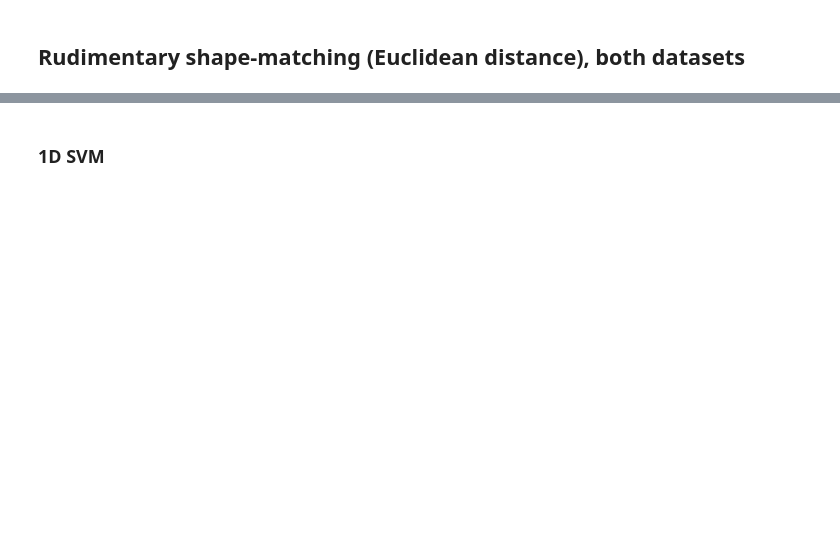
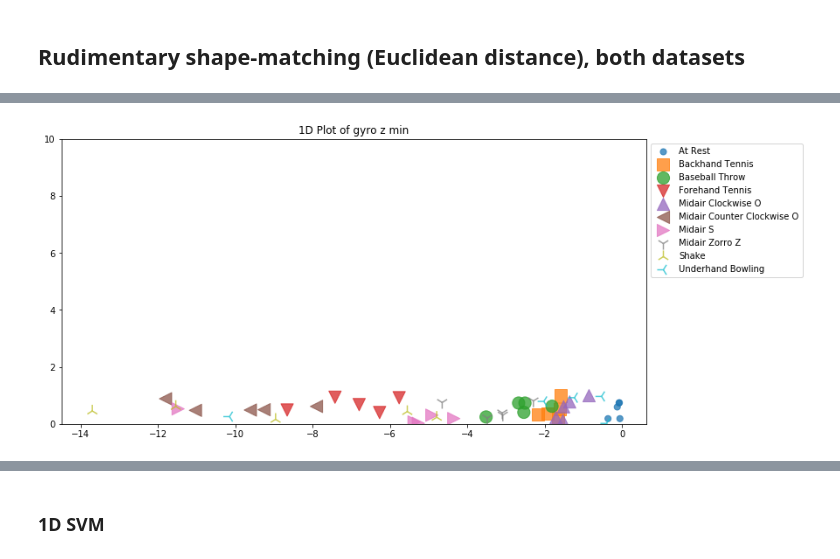
Before and after one commit to brownmagik352/gestureRecognizer, a Jupyter notebook: A2 Gesture Recognizer.ipynb, the cells around one changed output, grey strips where cells are left out. Drawn from its saved outputs; the diff is of its cells as text; code cells hidden in the pictures; blank space fills up the shorter version.

```diff
--- a/A2 Gesture Recognizer.ipynb
+++ b/A2 Gesture Recognizer.ipynb
@@ -653,0 +590,6 @@ Underhand Bowling 1/5 (20.0%)
+# %%
+print("Professor Data")
+runSVM(profGestureToTrials)
+
+print("\nMy Data")
+runSVM(myGestureToTrials)
@@ -653,0 +618,92 @@ Underhand Bowling 1/5 (20.0%)
+# %%
+# Using starter code, looked at a variety of features in 1D, 2D, and 3D space
+
+import itertools
+import statistics as stats
+from mpl_toolkits.mplot3d import Axes3D
+import random
+
+mapMarkerToDesc = {
+    ".":"point",
+    ",":"pixel",
+    "o":"circle",
+    "v":"triangle_down",
+    "^":"triangle_up",
+    "<":"triangle_left",
+    ">":"triangle_right",
+    "1":"tri_down",
+    "2":"tri_up",
+    "3":"tri_left",
+    "4":"tri_right",
+    "8":"octagon",
+    "s":"square",
+    "p":"pentagon",
+    "*":"star",
+    "h":"hexagon1",
+    "H":"hexagon2",
+    "+":"plus",
+    "D":"diamond",
+    "d":"thin_diamond",
+    "|":"vline",
+    "_":"hline"
+}
+
+# 1D Plot 1
+markers = list(mapMarkerToDesc.keys())
+marker = itertools.cycle(markers)
+plt.figure(figsize=(12, 6))
+for gestureName, trials in profGestureToTrials.items():
+    x = list(trial.gyro.z.min() for trial in trials)
+    y = np.random.rand(len(x))
+    s = [200] * len(x)
+    plt.scatter(x, y, alpha=0.75, marker=next(marker), s=s, label=gestureName)
+
+plt.ylim((0,10))
+plt.legend(loc='upper left', bbox_to_anchor=(1,1))
+plt.title("1D Plot of gyro z min")
+plt.show()
+
+# 1D Plot 2
+markers = list(mapMarkerToDesc.keys())
+marker = itertools.cycle(markers)
+plt.figure(figsize=(12, 6))
+for gestureName, trials in profGestureToTrials.items():
+    x = list(stats.stdev(trial.accel.mag) for trial in trials)
+    y = np.random.rand(len(x))
+    s = [200] * len(x)
+    plt.scatter(x, y, alpha=0.75, marker=next(marker), s=s, label=gestureName)
+
+plt.ylim((0,10))
+plt.legend(loc='upper left', bbox_to_anchor=(1,1))
+plt.title("1D Plot of StDev accel mag")
+plt.show()
+
+# 2D Plot 1
+markers = list(mapMarkerToDesc.keys())
+marker = itertools.cycle(markers)
+plt.figure(figsize=(12, 6))
+for gestureName, trials in profGestureToTrials.items():
+    x = list(trial.gyro.z.min() for trial in trials)
+    y = list(stats.stdev(trial.accel.x) for trial in trials)
+    s = [200] * len(x)
+    plt.scatter(x, y, alpha=0.75, marker=next(marker), s=s, label=gestureName)
+
+plt.legend(loc='upper left', bbox_to_anchor=(1,1))
+plt.title("2D Plot of Gyro.z.min X accel.mag.stdev")
+plt.show()
+
+# 3D Plot 1
+fig = plt.figure()
+ax = Axes3D(fig)
+for gestureName, trials in profGestureToTrials.items():
+    x = list(trial.gyro.z.min() for trial in trials)
+    y = list(stats.stdev(trial.accel.x) for trial in trials)
+    z = list(trial.gyro.y.max() for trial in trials)
+    #s = [200] * len(x)
+    ax.scatter(x, y, z, label=gestureName)
+
+plt.legend(loc='upper left', bbox_to_anchor=(1,1))
+plt.title("3D Plot of Gyro.z.min X accel.mag.stdev X gyro.y.max")
+plt.show()
+# %% [output]
+[figure, added]
```
Also changed, not shown: parts of 21 cells of this notebook.
